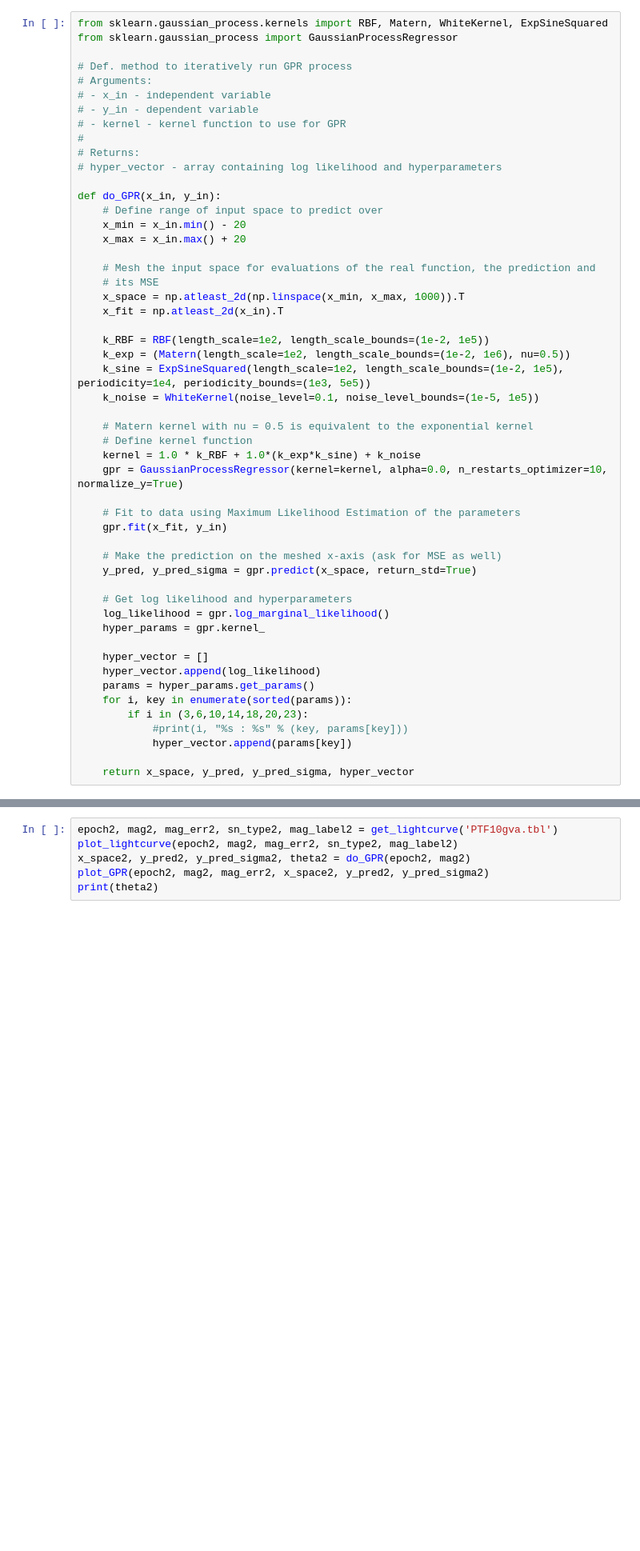
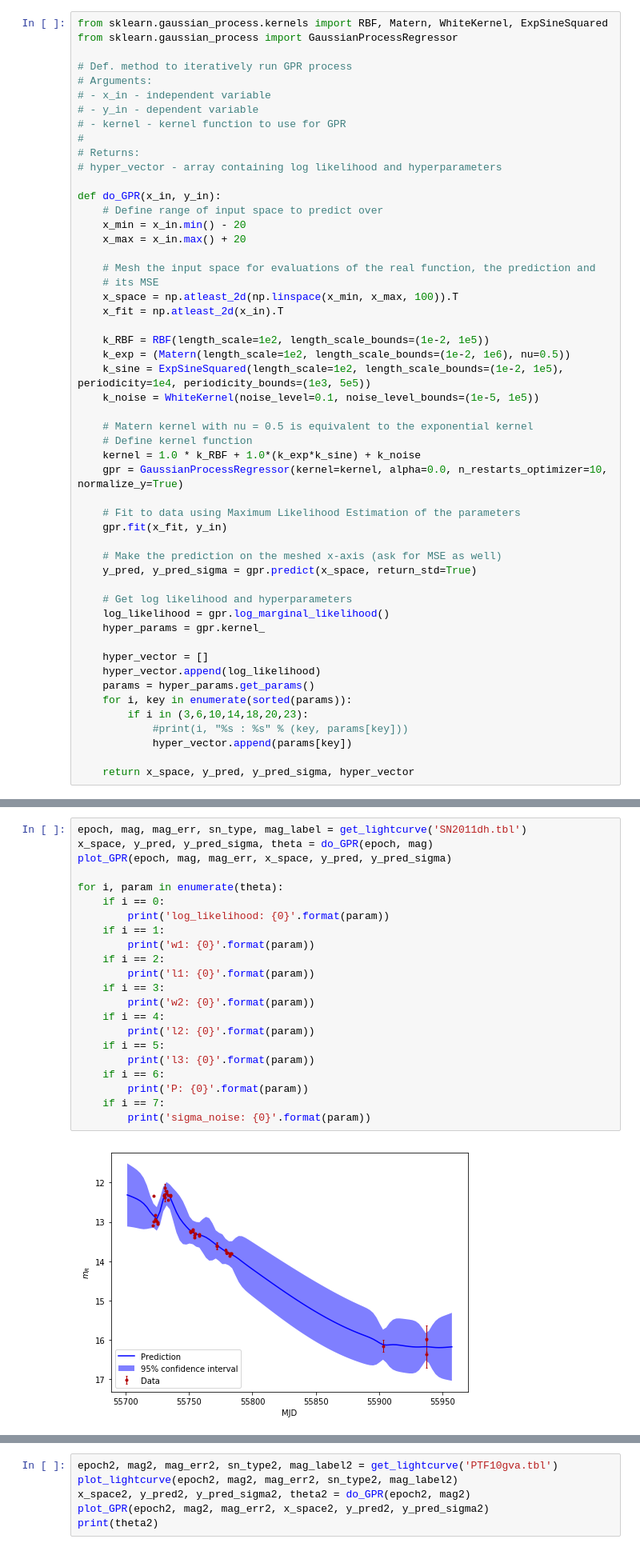
Before and after one commit to umarfb/GaussianProcessRegression, a Jupyter notebook: sklearn-GPR.ipynb, the cells around one changed output, grey strips where cells are left out. Shown at 80% size. Cells and saved outputs as stored; diff of their text form; blank space fills up the shorter version.

```diff
--- a/sklearn-GPR.ipynb
+++ b/sklearn-GPR.ipynb
@@ -51,7 +52,7 @@ def do_GPR(x_in, y_in):
 
     # Mesh the input space for evaluations of the real function, the prediction and
     # its MSE
-    x_space = np.atleast_2d(np.linspace(x_min, x_max, 1000)).T
+    x_space = np.atleast_2d(np.linspace(x_min, x_max, 100)).T
     x_fit = np.atleast_2d(x_in).T
 
     k_RBF = RBF(length_scale=1e2, length_scale_bounds=(1e-2, 1e5))
@@ -136,0 +145,24 @@ print(theta)
+# %%
+epoch, mag, mag_err, sn_type, mag_label = get_lightcurve('SN2011dh.tbl')
+x_space, y_pred, y_pred_sigma, theta = do_GPR(epoch, mag)
+plot_GPR(epoch, mag, mag_err, x_space, y_pred, y_pred_sigma)
+
+for i, param in enumerate(theta):
+    if i == 0:
+        print('log_likelihood: {0}'.format(param))
+    if i == 1:
+        print('w1: {0}'.format(param))
+    if i == 2:
+        print('l1: {0}'.format(param))
+    if i == 3:
+        print('w2: {0}'.format(param))
+    if i == 4:
+        print('l2: {0}'.format(param))
+    if i == 5:
+        print('l3: {0}'.format(param))
+    if i == 6:
+        print('P: {0}'.format(param))
+    if i == 7:
+        print('sigma_noise: {0}'.format(param))
+# %% [output]
+[figure, added]
```
Also changed, not shown: parts of 6 cells of this notebook.
